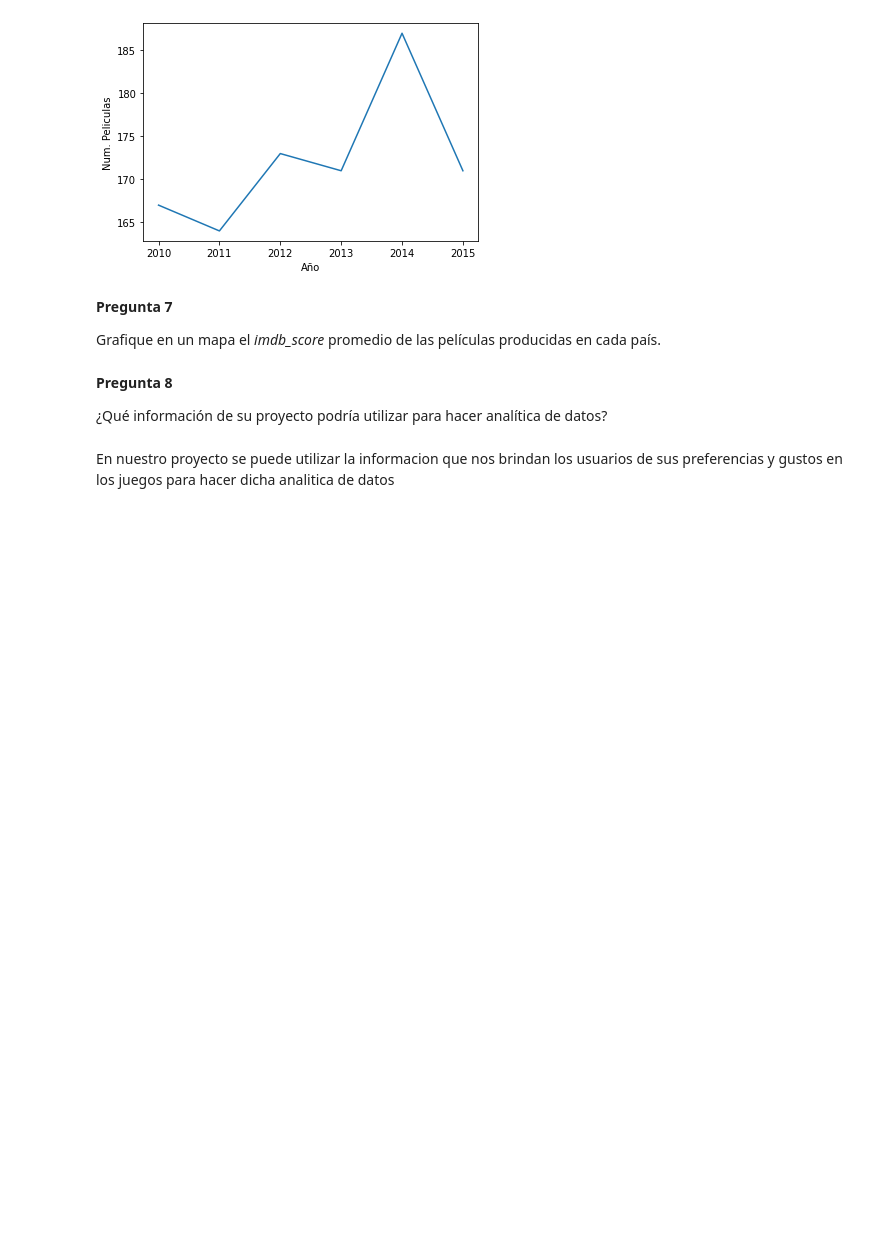
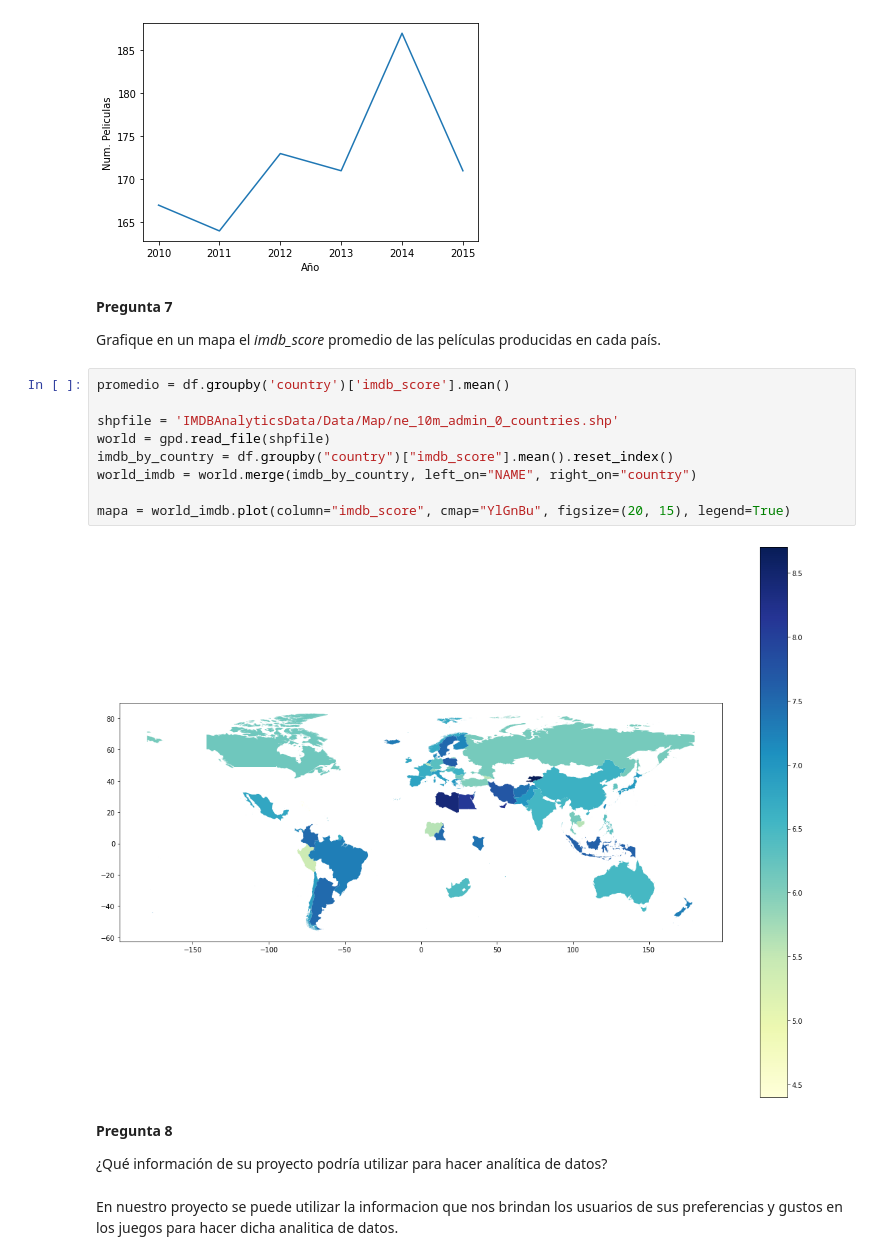
Before and after one commit to Angel2327/Taller2-Integrador, a Jupyter notebook: 106134399.ipynb, the cells around one changed output. Saved outputs shown, nothing was run; the diff lists cells and outputs as text; blank space fills up the shorter version.

```diff
--- a/106134399.ipynb
+++ b/106134399.ipynb
@@ -181,9 +194,20 @@ plt.show()
 **Pregunta 7**
 
 Grafique en un mapa el _imdb_score_ promedio de las películas producidas en cada país.
+# %%
+promedio = df.groupby('country')['imdb_score'].mean()
+
+shpfile = 'IMDBAnalyticsData/Data/Map/ne_10m_admin_0_countries.shp'
+world = gpd.read_file(shpfile)
+imdb_by_country = df.groupby("country")["imdb_score"].mean().reset_index()
+world_imdb = world.merge(imdb_by_country, left_on="NAME", right_on="country")
+
+mapa = world_imdb.plot(column="imdb_score", cmap="YlGnBu", figsize=(20, 15), legend=True)
+# %% [output]
+[figure, added]
 # %% [markdown]
 **Pregunta 8**
 
 ¿Qué información de su proyecto podría utilizar para hacer analítica de datos?
 # %% [markdown]
-En nuestro proyecto se puede utilizar la informacion que nos brindan los usuarios de sus preferencias y gustos en los juegos para hacer dicha analitica de datos
+En nuestro proyecto se puede utilizar la informacion que nos brindan los usuarios de sus preferencias y gustos en los juegos para hacer dicha analitica de datos.
```
Also changed, not shown: parts of 2 cells of this notebook.
